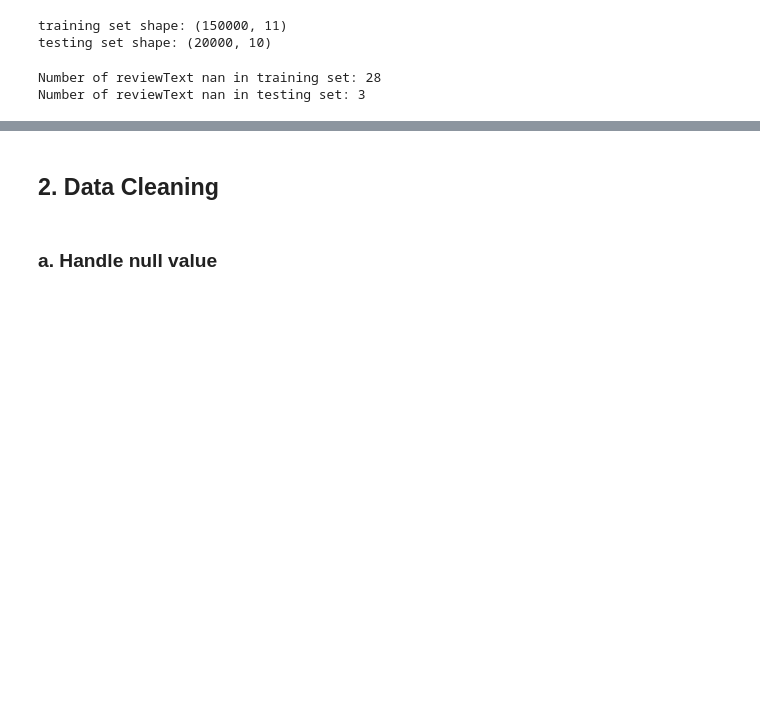
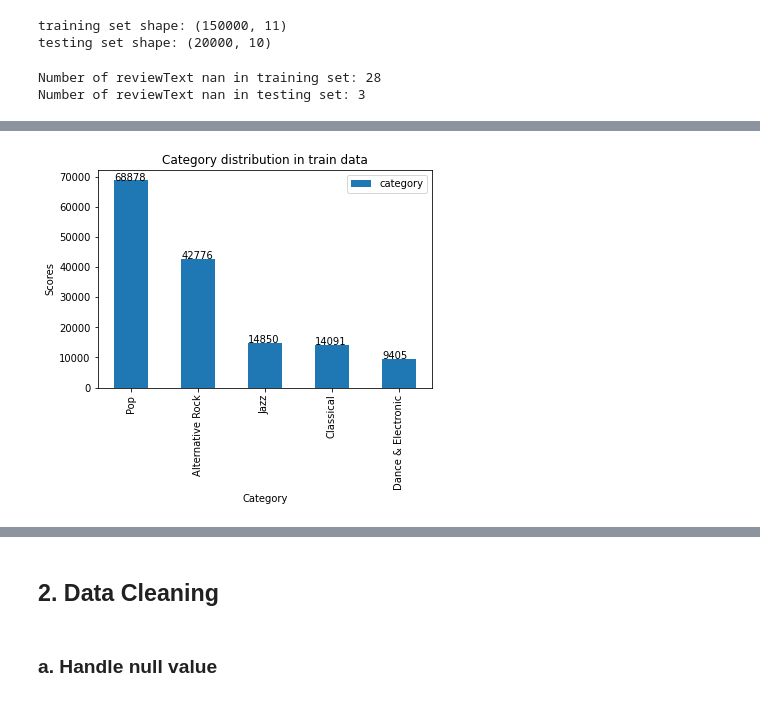
Before and after one commit to z1q1chen/Amazon-Music-Recommendation-System, a Jupyter notebook: src/MIE1624_Course_Project.ipynb, the cells around one changed output, grey strips where cells are left out. Saved outputs shown, nothing was run; the diff lists cells and outputs as text; code cells hidden in the pictures; blank space fills up the shorter version.

```diff
--- a/src/MIE1624_Course_Project.ipynb
+++ b/src/MIE1624_Course_Project.ipynb
@@ -95,0 +107,11 @@ Number of reviewText nan in testing set: 3
+# %%
+category_df= pd.DataFrame(train_data['category'].value_counts())
+category = category_df.plot.bar()
+for p in category.patches:
+    category.annotate(str(p.get_height()), (p.get_x() * 1, p.get_height() * 1))
+plt.xlabel('Category')
+plt.ylabel('Scores')
+plt.title('Category distribution in train data')
+plt.show()
+# %% [output]
+[figure, added]
```
Also changed, not shown: parts of 32 cells of this notebook.
